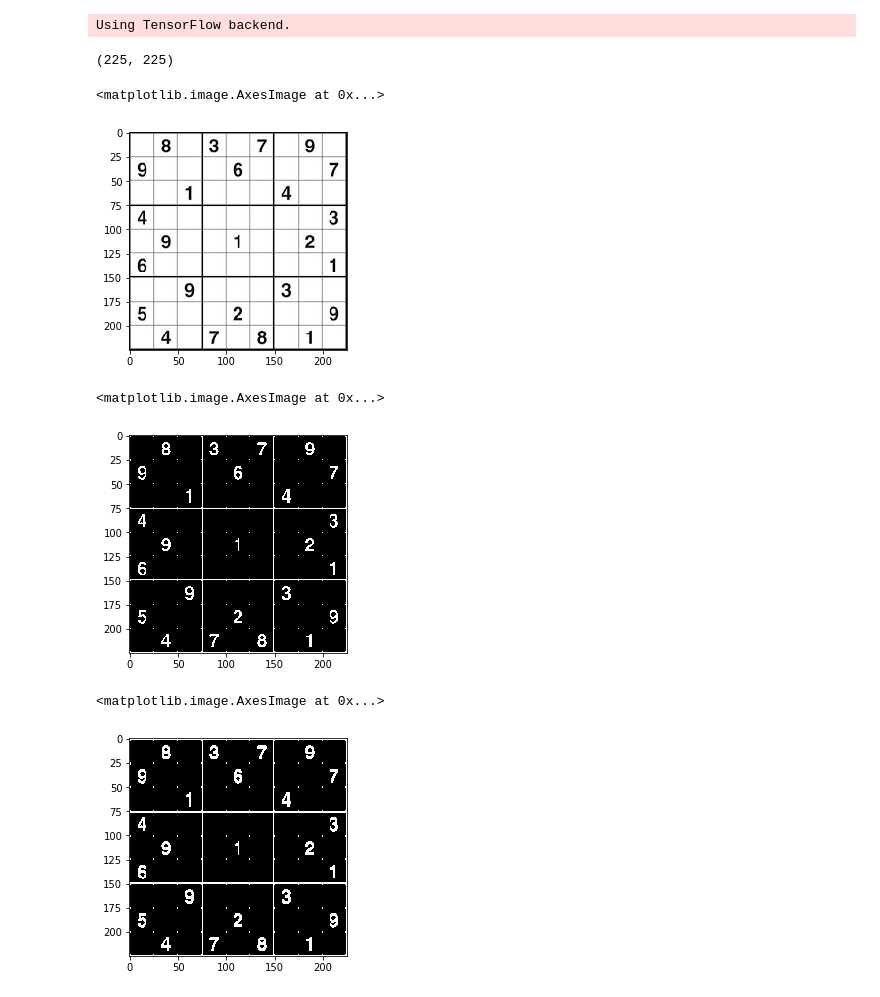
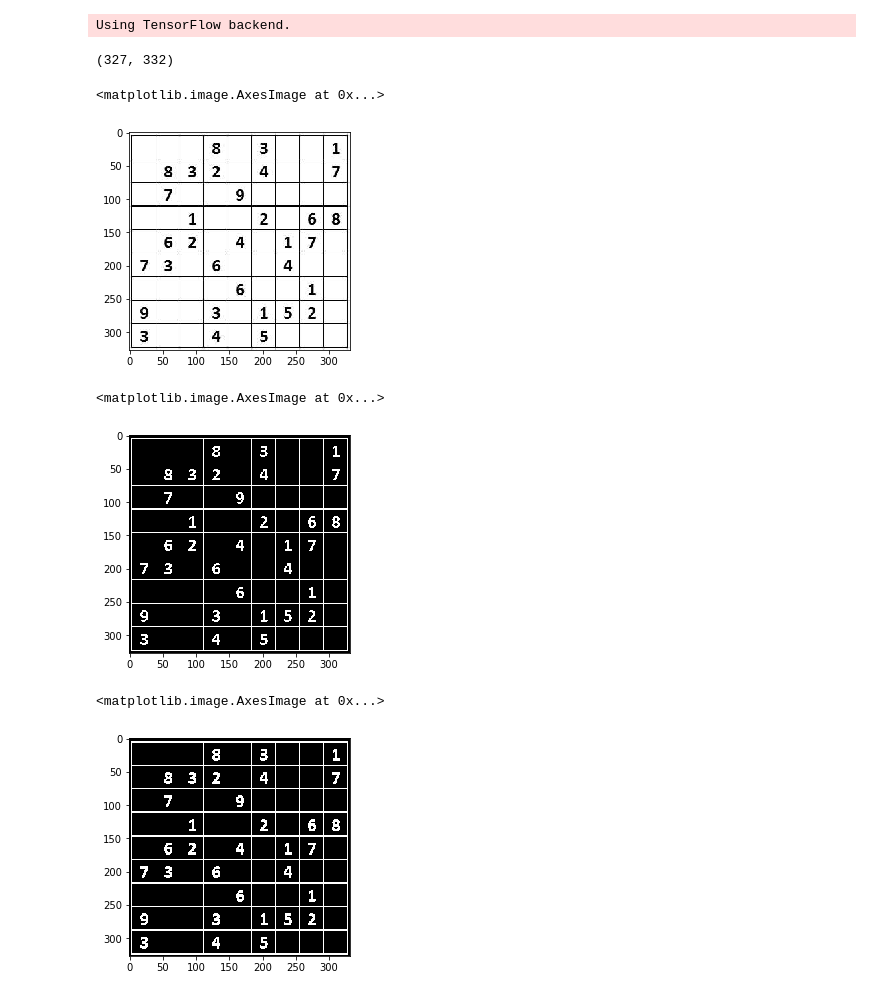
Before and after one commit to filozof50/sudoku_solver, a Jupyter notebook: sudoku_solver.ipynb, the cells around one changed output. Cells and saved outputs as stored; diff of their text form; code cells hidden in the pictures.

```diff
--- a/sudoku_solver.ipynb
+++ b/sudoku_solver.ipynb
@@ -9,16 +9,16 @@ Using TensorFlow backend.
 # %%
 from PIL import Image
 
-image = cv2.imread('training_sudokus/sudoku_10.png', cv2.IMREAD_GRAYSCALE)
+image = cv2.imread('/home/strahinja/Desktop/git/sudoku_solver/test_sudokus/test_8.jpg', cv2.IMREAD_GRAYSCALE)
 img = image
 # img = cv2.resize(img, (1000, 1000), interpolation = cv2.INTER_AREA)
 print(img.shape)
 
 plt.imshow(img, 'gray')
 # %% [output]
-(225, 225)
+(327, 332)
 <matplotlib.image.AxesImage at 0x...>
-[figure, old version]
+[figure, new version]
 # %%
 ret, img = cv2.threshold(img, 127, 255, cv2.THRESH_BINARY)
 
@@ -32,7 +32,7 @@ img = cv2.bitwise_not(img, img)
 plt.imshow(img, cmap='gray')
 # %% [output]
 <matplotlib.image.AxesImage at 0x...>
-[figure, old version]
+[figure, new version]
 # %%
 kernel = (5,5)
 img = cv2.dilate(img, kernel, iterations=1)
@@ -40,7 +40,7 @@ img = cv2.dilate(img, kernel, iterations=1)
 plt.imshow(img, cmap='gray')
 # %% [output]
 <matplotlib.image.AxesImage at 0x...>
-[figure, old version]
+[figure, new version]
 # %%
 _, contours, hierarchy = cv2.findContours(img, cv2.RETR_EXTERNAL, cv2.CHAIN_APPROX_SIMPLE)
 # %%
```
Also changed, not shown: parts of 13 cells of this notebook, 3 other files.
